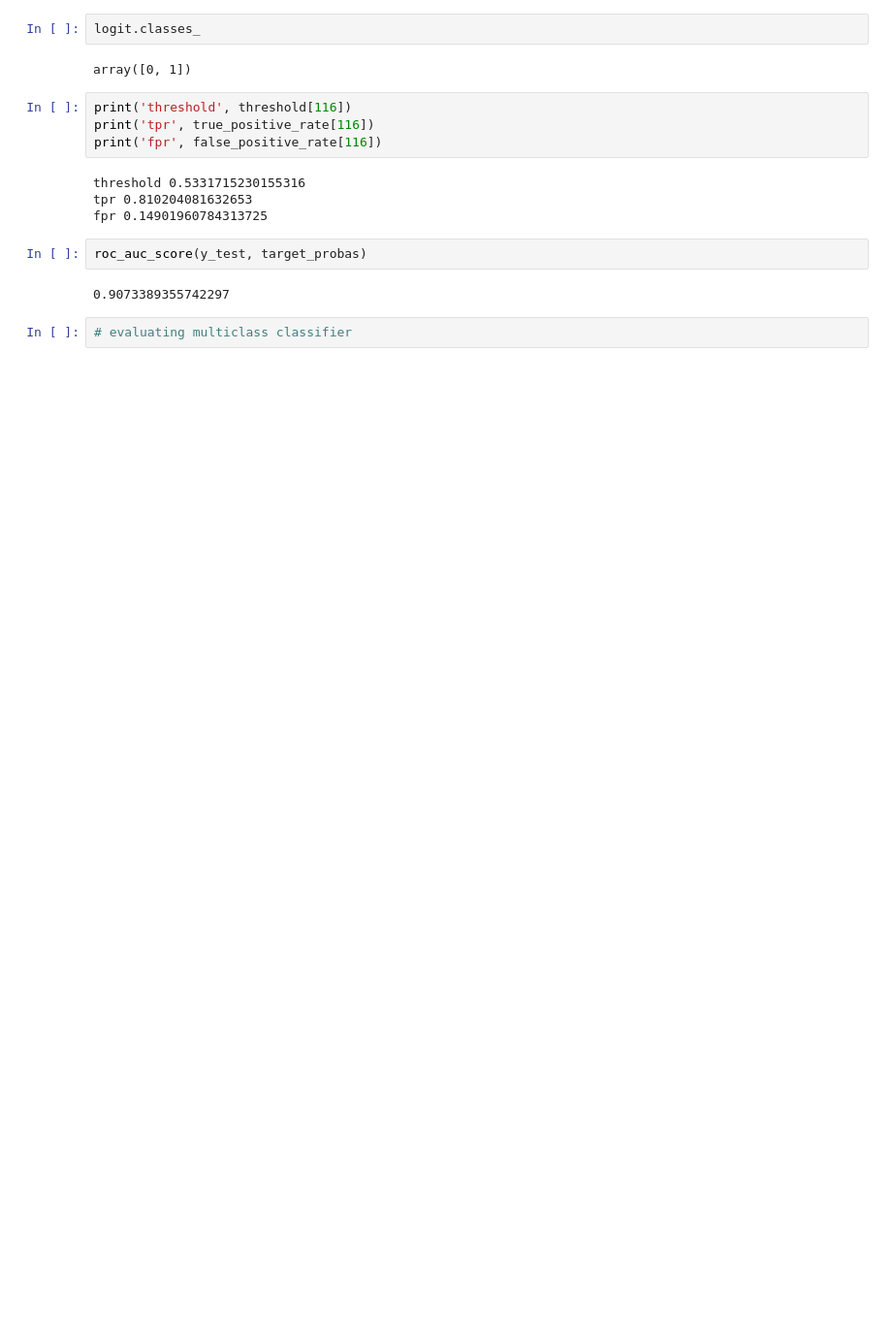
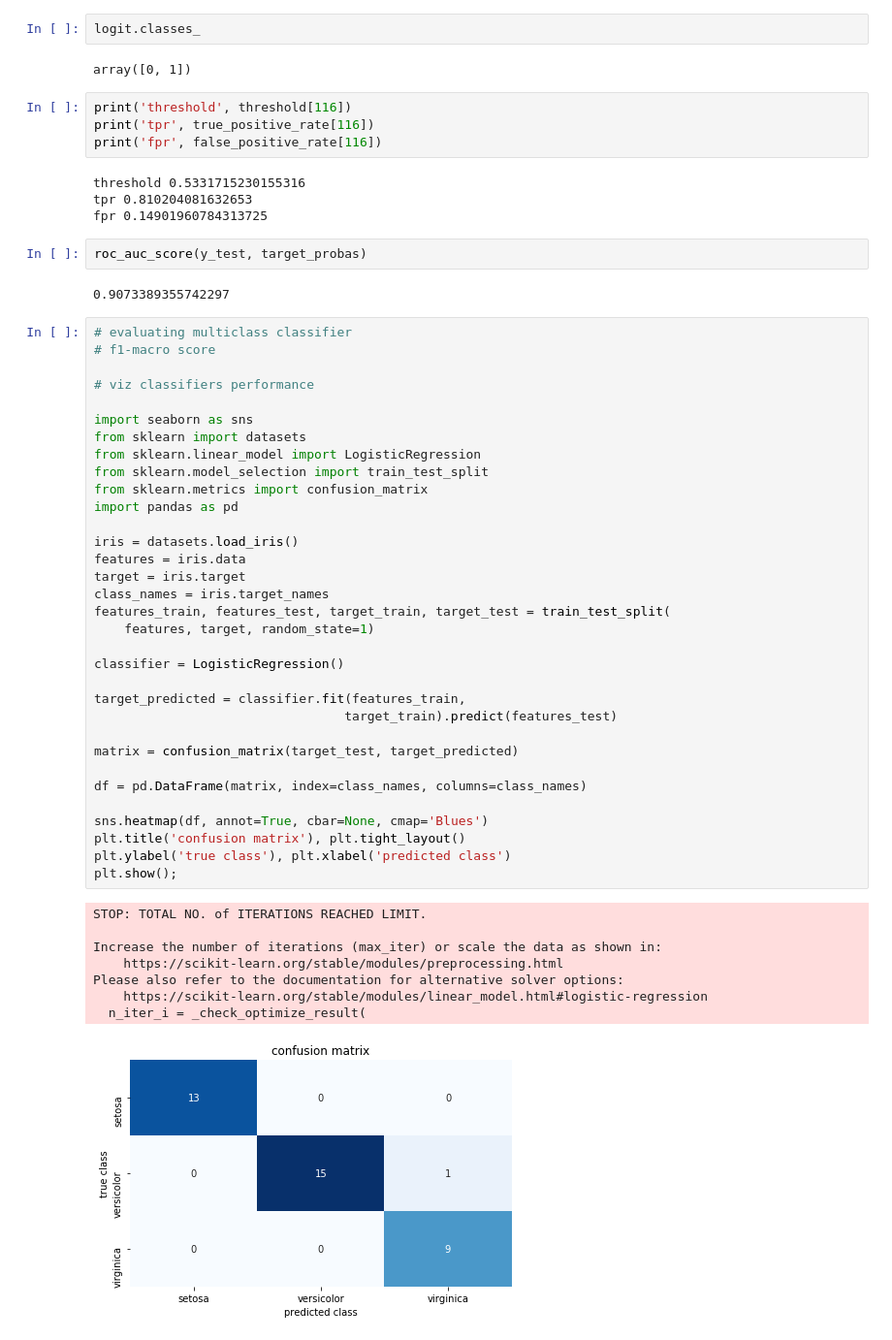
Before and after one commit to mmastin/Cookbook, a Jupyter notebook: model_evaluation.ipynb, the cells around one changed output. Shown at 97% size. Drawn from its saved outputs; the diff is of its cells as text; blank space fills up the shorter version.

Commit message:
model evaluation

```diff
--- a/model_evaluation.ipynb
+++ b/model_evaluation.ipynb
@@ -184,5 +184,45 @@ fpr 0.14901960784313725
 roc_auc_score(y_test, target_probas)
 # %% [output]
 0.9073389355742297
-# %%
-# evaluating multiclass classifier
+# %%
+# evaluating multiclass classifier
+# f1-macro score
+
+# viz classifiers performance
+
+import seaborn as sns
+from sklearn import datasets
+from sklearn.linear_model import LogisticRegression
+from sklearn.model_selection import train_test_split
+from sklearn.metrics import confusion_matrix
+import pandas as pd
+
+iris = datasets.load_iris()
+features = iris.data
+target = iris.target
+class_names = iris.target_names
+features_train, features_test, target_train, target_test = train_test_split(
+    features, target, random_state=1)
+
+classifier = LogisticRegression()
+
+target_predicted = classifier.fit(features_train,
+                                 target_train).predict(features_test)
+
+matrix = confusion_matrix(target_test, target_predicted)
+
+df = pd.DataFrame(matrix, index=class_names, columns=class_names)
+
+sns.heatmap(df, annot=True, cbar=None, cmap='Blues')
+plt.title('confusion matrix'), plt.tight_layout()
+plt.ylabel('true class'), plt.xlabel('predicted class')
+plt.show();
+# %% [output]
+STOP: TOTAL NO. of ITERATIONS REACHED LIMIT.
+
+Increase the number of iterations (max_iter) or scale the data as shown in:
+    https://scikit-learn.org/stable/modules/preprocessing.html
+Please also refer to the documentation for alternative solver options:
+    https://scikit-learn.org/stable/modules/linear_model.html#logistic-regression
+  n_iter_i = _check_optimize_result(
+[figure, added]
```
Also changed, not shown: parts of 7 cells of this notebook.
